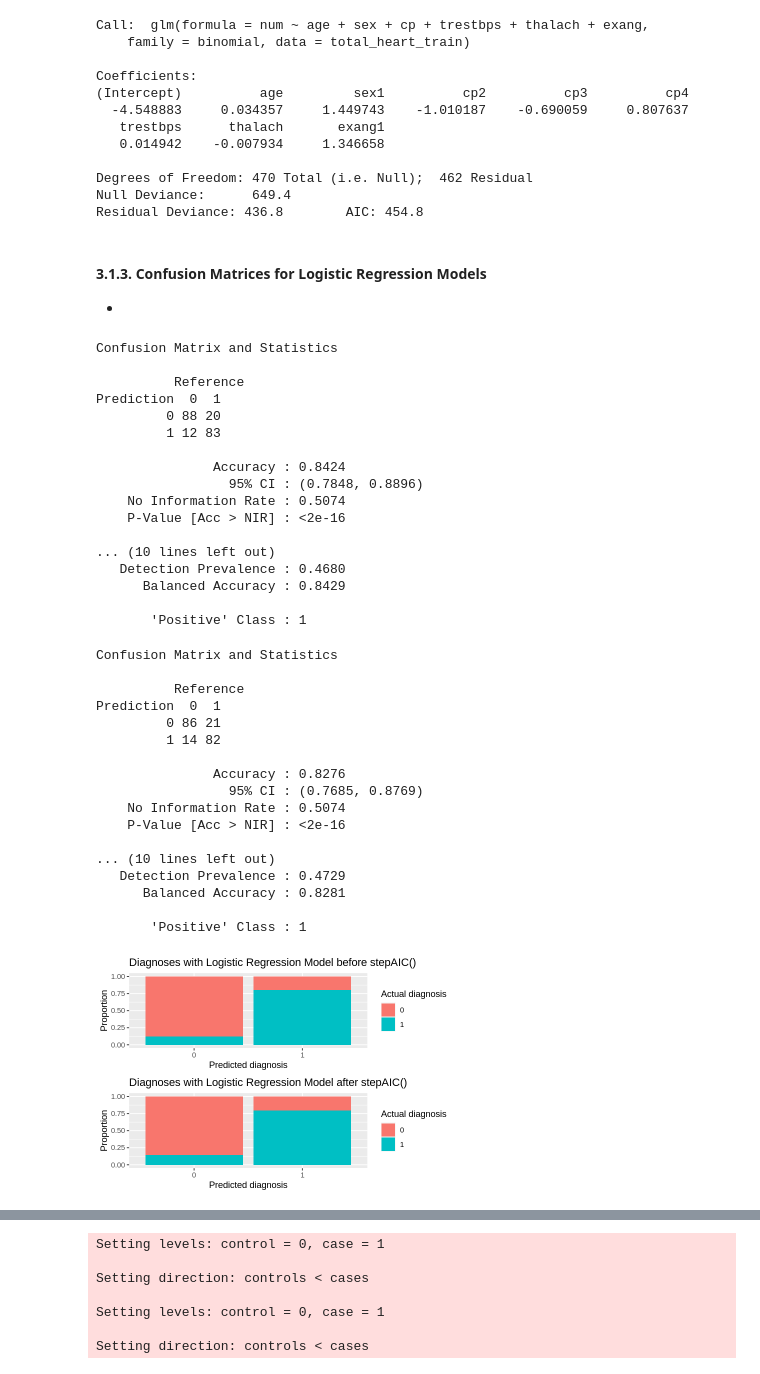
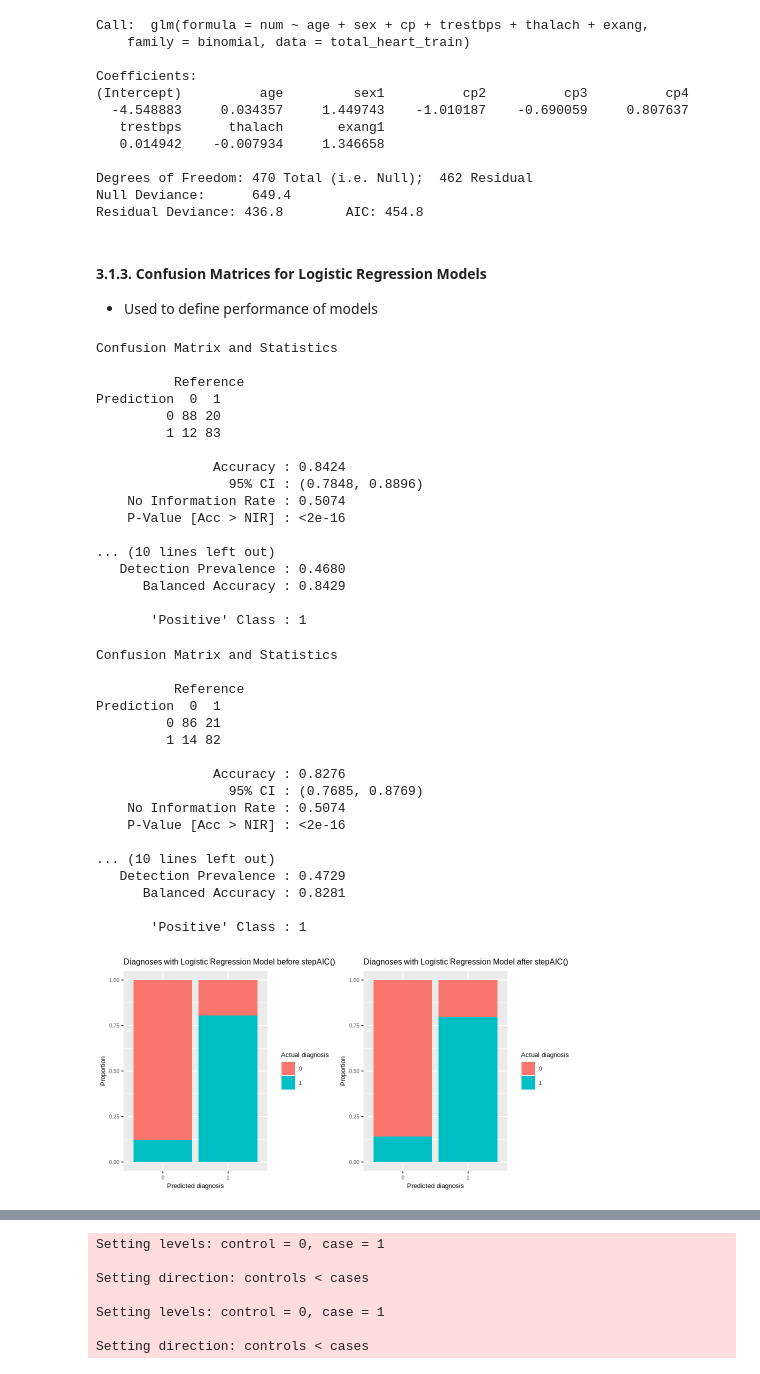
Before and after one commit to Nick-2003/STAT-301-Group_4-Project_Final, a Jupyter notebook: STAT_301_Group_4_Final_Report.ipynb, the cells around one changed output, grey strips where cells are left out. Saved outputs shown, nothing was run; the diff lists cells and outputs as text; code cells hidden in the pictures.

Commit message:
Added to text for methods and discussion sections

```diff
--- a/STAT_301_Group_4_Final_Report.ipynb
+++ b/STAT_301_Group_4_Final_Report.ipynb
@@ -109,7 +127,7 @@ total_heart <- rbind(Cleveland_heart, Hungary_heart, Switzerland_heart, Californ
 # %>%
 total_heart$location <- factor(total_heart$location) %>%
     relevel(total_heart$location, ref = "Cleveland")
-total_heart$num <- factor(total_heart$num, levels = c(0, 1), labels = c("0: Without Disease", "1: With Disease"))
+# total_heart$num <- factor(total_heart$num, levels = c(0, 1), labels = c("0: Without Disease", "1: With Disease"))
 
 head(total_heart)
 tail(total_heart)
@@ -499,13 +516,12 @@ Null Deviance:      649.4
 Residual Deviance: 436.8        AIC: 454.8
 # %% [markdown]
 #### 3.1.3. Confusion Matrices for Logistic Regression Models
--
+- Used to define performance of models
 # %%
-options(repr.plot.width = 6, repr.plot.height = 4)
+options(repr.plot.width = 8, repr.plot.height = 4)
 
 # Predicted classes for testing set (Before stepAIC)
 total_heart_pred_class_init <- round(predict(total_heart_binary_log_model_train, total_heart_test, type = "response"), 0)
-# head(total_heart_pred_class_init)
 
 # Obtain pre-stepAIC confusion matrix given classes predicted from testing model, real classes, and positive value
 total_heart_confusion_matrix_init <-
@@ -523,7 +539,8 @@ plot_init <- total_heart_test %>%
     ggtitle("Diagnoses with Logistic Regression Model before stepAIC()") +
     xlab("Predicted diagnosis") +
     ylab("Proportion") +
-    scale_fill_discrete(name = "Actual diagnosis", labels = c("0", "1"))
+    scale_fill_discrete(name = "Actual diagnosis", labels = c("0", "1")) +
+    theme(text = element_text(size = 8))
 # plot_init
 
 # Predicted classes for training set (After stepAIC)
@@ -546,9 +563,12 @@ plot_AIC <- total_heart_test %>%
     geom_bar(aes(x = num, fill = as.factor(total_heart_pred_class_AIC)), position = "fill") +
     ggtitle("Diagnoses with Logistic Regression Model after stepAIC()") +
     labs(y = "Proportion", x = "Predicted diagnosis") +
-    scale_fill_discrete(name = "Actual diagnosis", labels = c("0", "1"))
+    scale_fill_discrete(name = "Actual diagnosis", labels = c("0", "1")) +
+    theme(text = element_text(size = 8))
 # plot_AIC
-grid.arrange(plot_init, plot_AIC)
+grid.arrange(plot_init, plot_AIC, ncol = 2)
+# plot_init
+# plot_AIC
 # %% [output]
 Confusion Matrix and Statistics
 
@@ -557,34 +577,34 @@ Prediction  0  1
          0 88 20
          1 12 83
 
                Accuracy : 0.8424
                  95% CI : (0.7848, 0.8896)
     No Information Rate : 0.5074
     P-Value [Acc > NIR] : <2e-16
 
 ... (10 lines left out)
    Detection Prevalence : 0.4680
       Balanced Accuracy : 0.8429
 
        'Positive' Class : 1
 Confusion Matrix and Statistics
 
           Reference
 Prediction  0  1
          0 86 21
          1 14 82
 
                Accuracy : 0.8276
                  95% CI : (0.7685, 0.8769)
     No Information Rate : 0.5074
     P-Value [Acc > NIR] : <2e-16
 
 ... (10 lines left out)
    Detection Prevalence : 0.4729
       Balanced Accuracy : 0.8281
 
        'Positive' Class : 1
-[figure, old version]
+[figure, new version]
 # %% [markdown]
 #### 3.1.4. Out-of-sample Error Rates
 - Training error rate used for estimation of out-of-sample error rate through cross validation.
```
Also changed, not shown: parts of 18 cells of this notebook.
